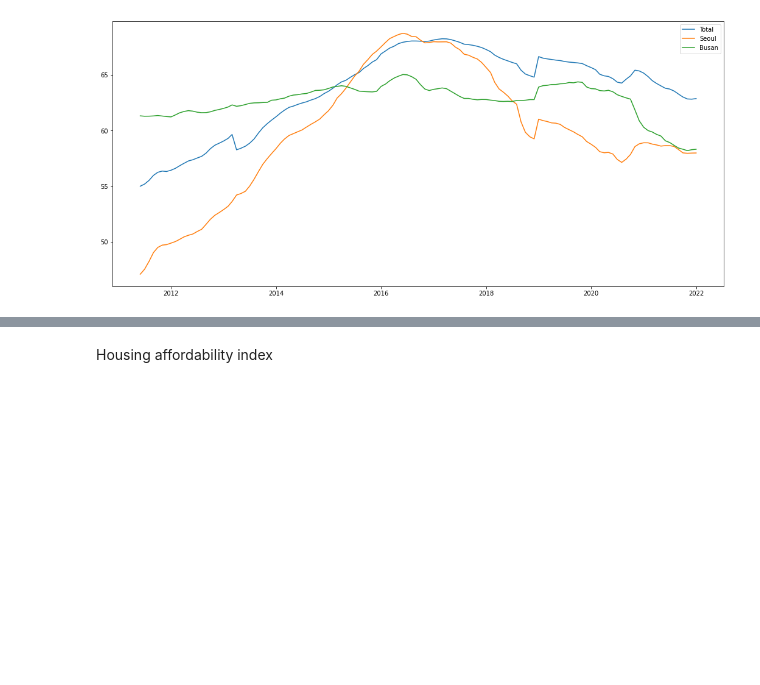
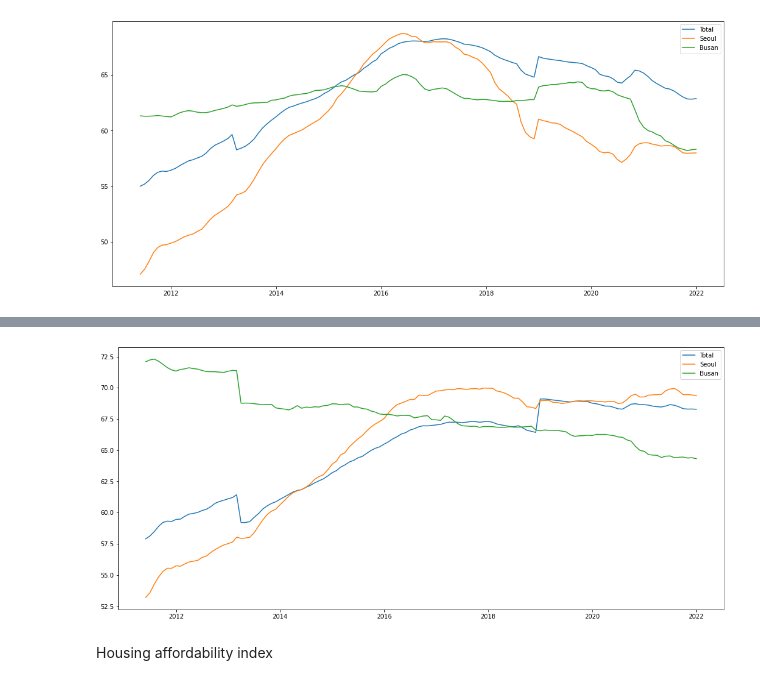
Before and after one commit to yeonghun00/real-estate, a Jupyter notebook: my.ipynb, the cells around one changed output, grey strips where cells are left out. Drawn from its saved outputs; the diff is of its cells as text; code cells hidden in the pictures; blank space fills up the shorter version.

```diff
--- a/my.ipynb
+++ b/my.ipynb
@@ -165,0 +222,6 @@ plt.show()
+# %%
+rjf_df = pd.read_excel(xls, '30.연립매매전세비', header=2)
+rjf_df = rjf_df[:rjf_df[rjf_df['Unnamed: 0'].isnull()].index[0]]
+# %%
+rjf_df = date_format2(rjf_df)
+rjf_df
@@ -166,3 +243,11 @@ plt.show()
+# %%
+plt.figure(figsize=(18,8))
+for city in cities:
+  plt.plot(rjf_df[city])
+plt.legend(cities)
+plt.show()
+# %% [output]
+[figure, added]
 # %% [markdown]
 Housing affordability index
 # %% [markdown]
```
Also changed, not shown: parts of 14 cells of this notebook.
